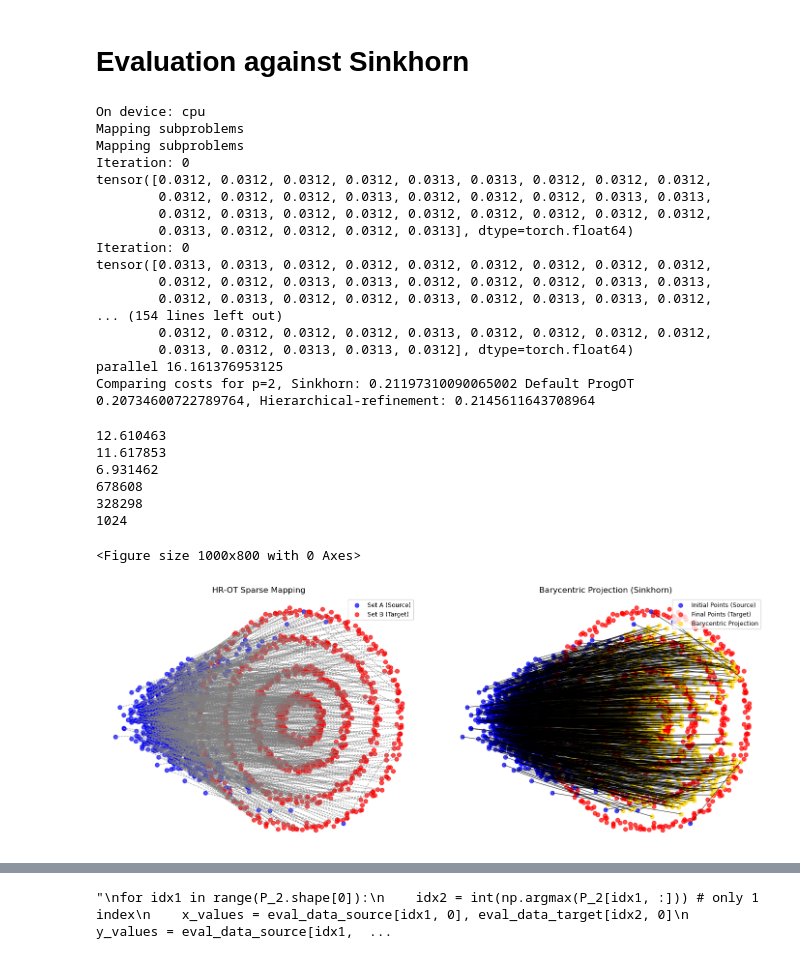
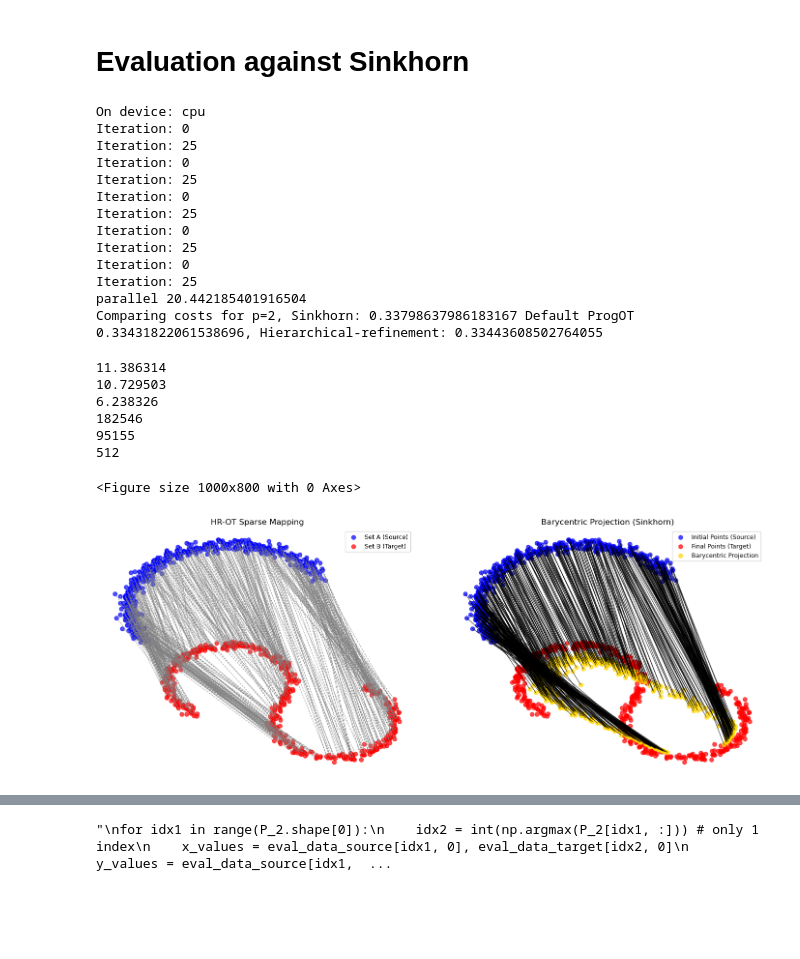
Before and after one commit to raphael-group/HiRef, a Jupyter notebook: notebooks/synthetic_experiments_all.ipynb, the cells around one changed output, grey strips where cells are left out. Saved outputs shown, nothing was run; the diff lists cells and outputs as text; code cells hidden in the pictures; blank space fills up the shorter version.

Commit message:
Low-rank dist added

```diff
--- a/notebooks/synthetic_experiments_all.ipynb
+++ b/notebooks/synthetic_experiments_all.ipynb
@@ -57,7 +57,7 @@ import torch.multiprocessing as mp
 # %%
 global n_points;
 
-n_points = 1024 #4096
+n_points = 512 #4096
 # %%
 def plot_eval_samples(
     eval_data_source, eval_data_target, transported_samples=None
@@ -256,7 +256,7 @@ def create_samplers(
     dim_data = 2
     return train_dataset, valid_dataset, dim_data
 # %%
-experiment = 'maf_moon_ring' #'checkerboard'#'halfmoon_Scurve' #'maf_moon_ring'
+experiment = 'halfmoon_Scurve' #'checkerboard'#'halfmoon_Scurve' #'maf_moon_ring'
 
 if experiment == 'checkerboard':
 
@@ -361,12 +361,12 @@ X, Y = torch.tensor(np.array(eval_data_source)).type(torch.DoubleTensor).to(devi
 C = torch.cdist( X, Y ) ** p
 C = C / C.max()
 
-rank_schedule = [ 32, 32 ]
+rank_schedule = [ 4 , 128 ]
 
 import time
 
 s = time.time()
-P_2 = HR_OT.hierarchical_refinement_parallelized(C.to('cpu'), \
+P_2 = HR_OT.hierarchical_refinement(C.to('cpu'), \
                                   torch.tensor(rank_schedule), FRLC_opt, \
                                   base_rank=1, \
                                  return_as_coupling=True)
@@ -447,22 +447,18 @@ elif p == 1:
     print(f'Comparing costs for p={p}, Sinkhorn: {cost_Sinkhorn}, Hierarchical-refinement: {cost_hr_ot}')
 # %% [output]
 On device: cpu
-Mapping subproblems
-Mapping subproblems
 Iteration: 0
-tensor([0.0312, 0.0312, 0.0312, 0.0312, 0.0313, 0.0313, 0.0312, 0.0312, 0.0312,
-        0.0312, 0.0312, 0.0312, 0.0313, 0.0312, 0.0312, 0.0312, 0.0313, 0.0313,
-        0.0312, 0.0313, 0.0312, 0.0312, 0.0312, 0.0312, 0.0312, 0.0312, 0.0312,
-        0.0313, 0.0312, 0.0312, 0.0312, 0.0313], dtype=torch.float64)
+Iteration: 25
 Iteration: 0
-tensor([0.0313, 0.0313, 0.0312, 0.0312, 0.0312, 0.0312, 0.0312, 0.0312, 0.0312,
-        0.0312, 0.0312, 0.0313, 0.0313, 0.0312, 0.0312, 0.0312, 0.0313, 0.0313,
-        0.0312, 0.0313, 0.0312, 0.0312, 0.0313, 0.0312, 0.0313, 0.0313, 0.0312,
-... (154 lines left out)
-        0.0312, 0.0312, 0.0312, 0.0312, 0.0313, 0.0312, 0.0312, 0.0312, 0.0312,
-        0.0313, 0.0312, 0.0313, 0.0313, 0.0312], dtype=torch.float64)
-parallel 16.161376953125
-Comparing costs for p=2, Sinkhorn: 0.21197310090065002 Default ProgOT 0.20734600722789764, Hierarchical-refinement: 0.2145611643708964
+Iteration: 25
+Iteration: 0
+Iteration: 25
+Iteration: 0
+Iteration: 25
+Iteration: 0
+Iteration: 25
+parallel 20.442185401916504
+Comparing costs for p=2, Sinkhorn: 0.33798637986183167 Default ProgOT 0.33431822061538696, Hierarchical-refinement: 0.33443608502764055
 # %%
 print(scipy.stats.entropy(P_sinkhorn.flatten()))
 print(scipy.stats.entropy(P_progOT_default.flatten()))
@@ -472,16 +468,16 @@ print( np.sum( P_sinkhorn > 1e-8 ) )
 print( np.sum( P_progOT_default > 1e-8 ) )
 print( np.sum( P_2.numpy() > 1e-8 ) )
 # %% [output]
-12.610463
-11.617853
-6.931462
-678608
-328298
-1024
+11.386314
+10.729503
+6.238326
+182546
+95155
+512
 # %%
 plt.figure(figsize=(10, 8))
 
-pred_target_sinkhorn = np.diag(1 / np.sum(P_sinkhorn, axis=0)) @ P_sinkhorn @ eval_data_target
+pred_target_sinkhorn = np.diag(1 / np.sum(P_sinkhorn, axis=1)) @ P_sinkhorn @ eval_data_target
 
 fig, axes = plt.subplots(1, 2, figsize=(14, 6))
 
@@ -500,31 +496,31 @@ axes[0].set_xlabel("X-coordinate", fontsize=10)
 axes[0].set_ylabel("Y-coordinate", fontsize=10)
 axes[0].legend(fontsize=9, loc='upper right')
 axes[0].grid(alpha=0.3)
 axes[0].axis('off')
 
 # Second subplot: Mapping with Barycentric Projection
 for idx1 in range(P_sinkhorn.shape[0]):
     x_values = eval_data_source[idx1, 0], pred_target_sinkhorn[idx1, 0]
     y_values = eval_data_source[idx1, 1], pred_target_sinkhorn[idx1, 1]
     axes[1].plot(x_values, y_values, c='black', linewidth=0.8, alpha=0.8)
 
 axes[1].scatter(eval_data_source[:, 0], eval_data_source[:, 1], c='b', label='Initial Points (Source)', alpha=0.7)
 axes[1].scatter(eval_data_target[:, 0], eval_data_target[:, 1], c='r', label='Final Points (Target)', alpha=0.7)
 axes[1].scatter(pred_target_sinkhorn[:, 0], pred_target_sinkhorn[:, 1], c='gold', label='Barycentric Projection', alpha=0.7)
 
 axes[1].set_title("Barycentric Projection (Sinkhorn)", fontsize=12)
 axes[1].set_xlabel("X-coordinate", fontsize=10)
 axes[1].set_ylabel("Y-coordinate", fontsize=10)
 axes[1].legend(fontsize=9, loc='upper right')
 axes[1].grid(alpha=0.3)
 
 # Adjust layout for better spacing
 plt.tight_layout()
 axes[1].axis('off')
 
 # Save the figure as a high-quality image
 plt.savefig(experiment + ".png", dpi=300)
 plt.show()
 # %% [output]
 <Figure size 1000x800 with 0 Axes>
-[figure, old version]
+[figure, new version]
```
Also changed, not shown: parts of 7 cells of this notebook, 12 other files.
